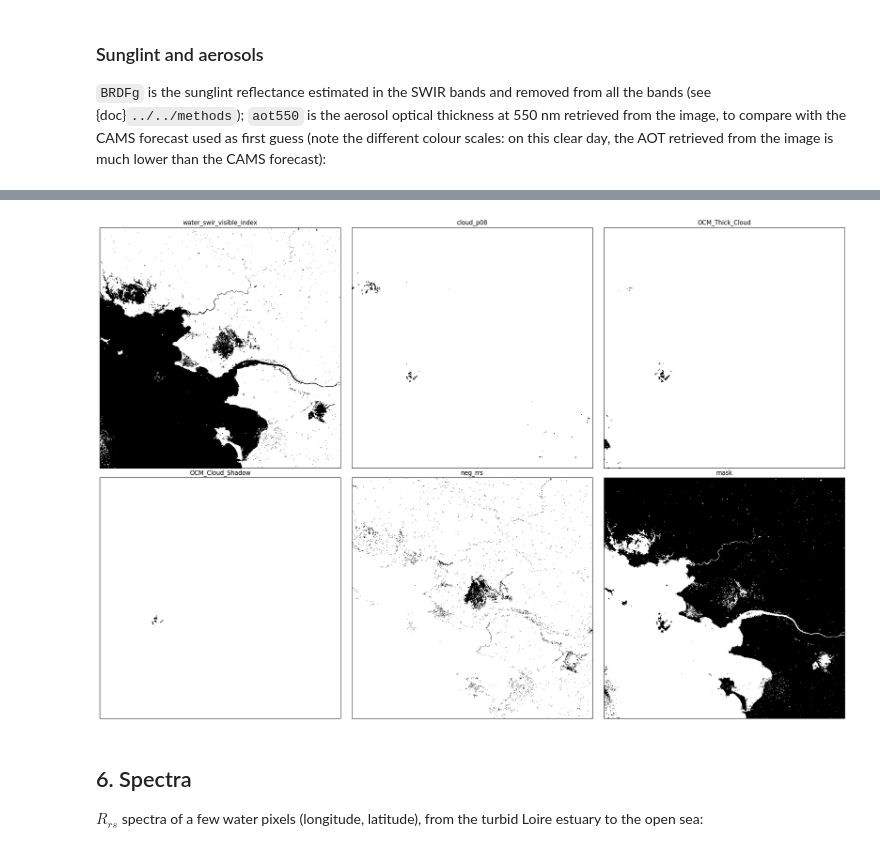
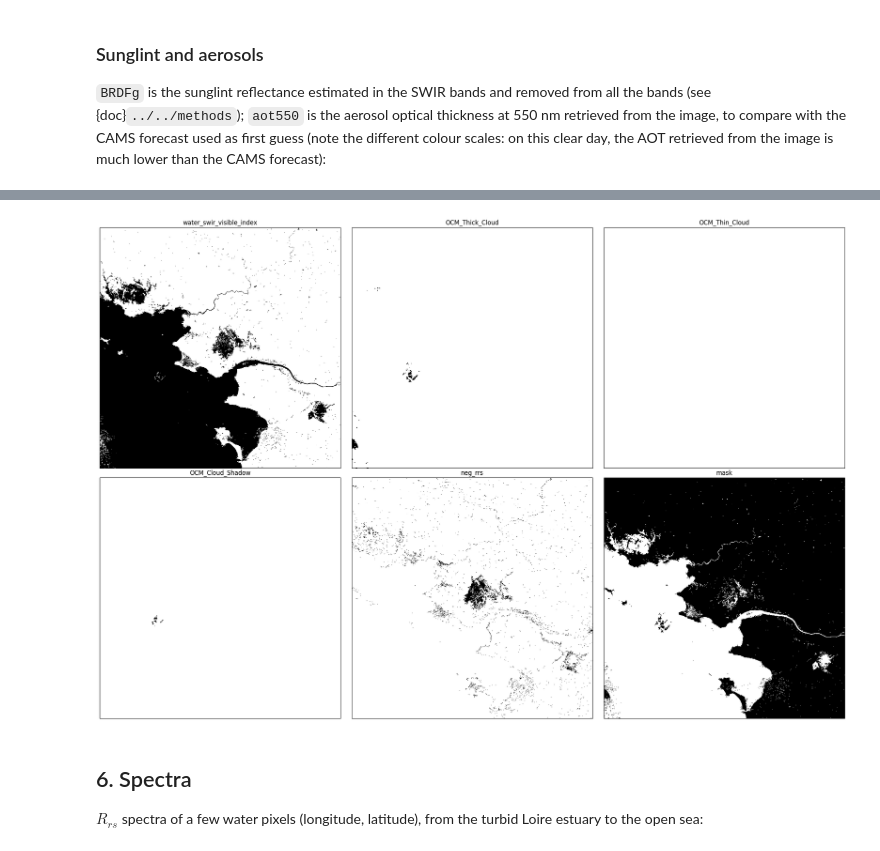
Before and after one commit to Tristanovsk/grs, a Jupyter notebook: docs/source/examples/processing/grs_s2_processing.ipynb, the cells around one changed output, grey strips where cells are left out. Cells and saved outputs as stored; diff of their text form; code cells hidden in the pictures.

Commit message:
docs: Sentinel-2 processing example rerun with GRS 3.1.1 (OmniCloudMask flags, quicklooks, aerosol defaults, CAMS archive)

```diff
--- a/docs/source/examples/processing/grs_s2_processing.ipynb
+++ b/docs/source/examples/processing/grs_s2_processing.ipynb
@@ -140,0 +154,8 @@ write_output: 78 s
+# %%
+base = os.path.splitext(product)[0]
+fig, axs = plt.subplots(1, 3, figsize=(15, 5))
+for ax, kind in zip(axs, ('l1c_rgb', 'l2a_rgb', 'sunglint')):
+    ax.imshow(plt.imread(f'{base}_ql_{kind}.png'))
+    ax.set_title(kind)
+    ax.set_axis_off()
+plt.tight_layout()
@@ -221,20 +242,20 @@ stats.round(2)
 # %%
 def flag(name):
     return (flags & (1 << names.index(name))) > 0
 
 
-selection = ['water_swir_visible_index', 'cloud_p08', 'OCM_Thick_Cloud', 'OCM_Cloud_Shadow', 'neg_rrs']
+selection = ['water_swir_visible_index', 'OCM_Thick_Cloud', 'OCM_Thin_Cloud', 'OCM_Cloud_Shadow', 'neg_rrs']
 selection = [name for name in selection if name in names]
 fig, axs = plt.subplots(2, 3, figsize=(21, 14), subplot_kw={'projection': proj})
 for ax, name in zip(axs.ravel(), selection + ['mask']):
     da = l2a.mask if name == 'mask' else flag(name)
-    da.plot.imshow(ax=ax, transform=proj, add_colorbar=False, cmap='Greys')
+    da.plot.imshow(ax=ax, transform=proj, add_colorbar=False, cmap='Greys', vmin=0, vmax=1)
     ax.set_title(name)
 for ax in axs.ravel()[len(selection) + 1:]:
     ax.set_axis_off()
 plt.tight_layout()
 # %% [output]
-[figure, old version]
+[figure, new version]
 # %% [markdown]
 ## 6. Spectra
 
```
Also changed, not shown: parts of 13 cells of this notebook, 1 other file.
